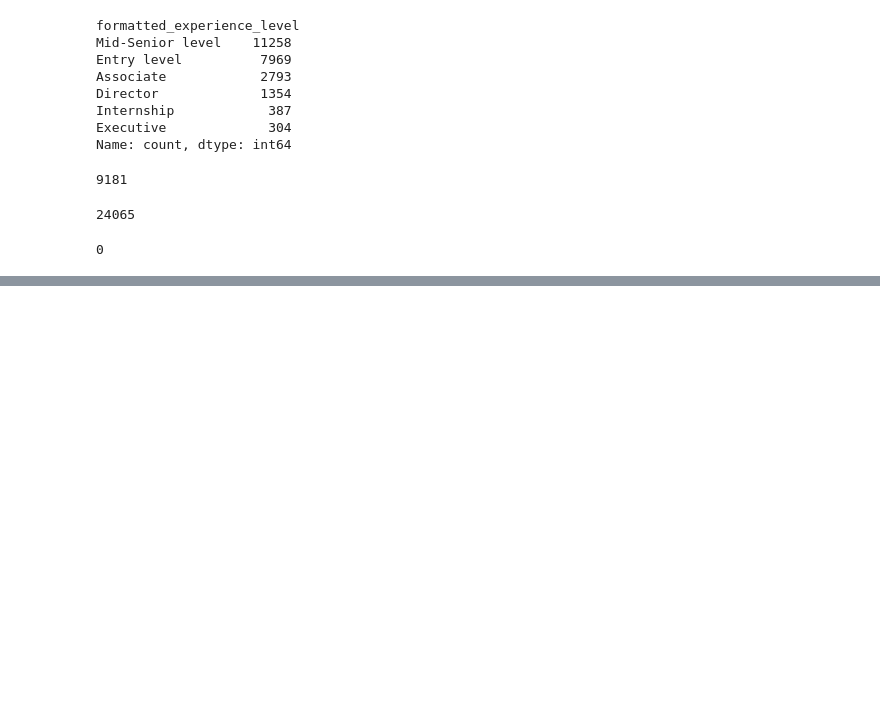
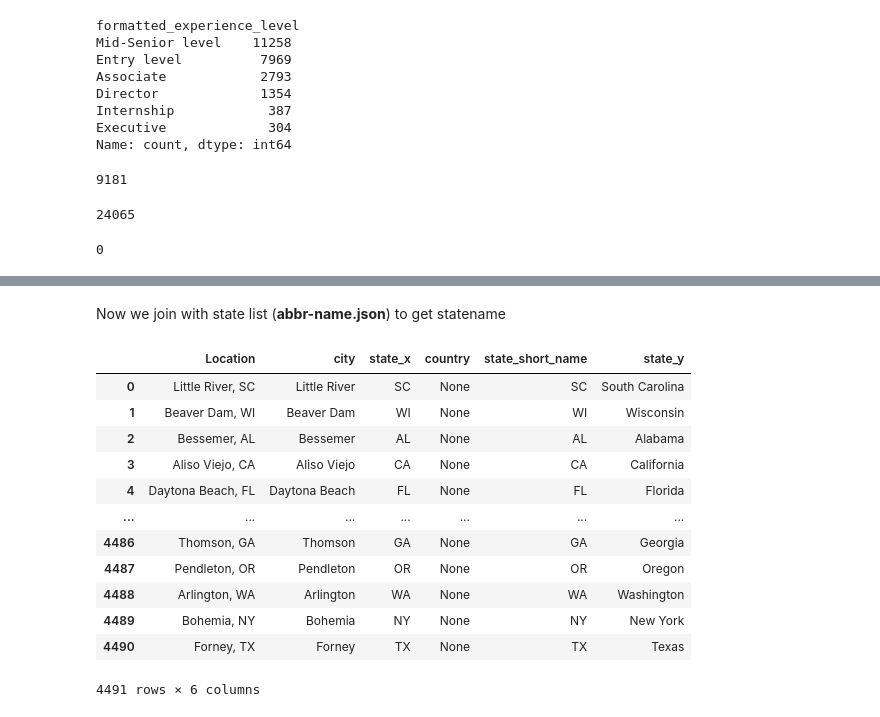
Before and after one commit to realanguyen96/Linkedln_dataset, a Jupyter notebook: LinkedIn_Jobs.ipynb, the cells around one changed output, grey strips where cells are left out. Cells and saved outputs as stored; diff of their text form; code cells hidden in the pictures; blank space fills up the shorter version.

```diff
--- a/LinkedIn_Jobs.ipynb
+++ b/LinkedIn_Jobs.ipynb
@@ -261,0 +283,19 @@ df_location
+# %% [markdown]
+Now we join with state list (__abbr-name.json__) to get statename
+# %%
+df_location_merge = pd.merge(df_location, df_states, left_on='state', right_on='state_short_name', how='left')
+df_location_merge
+# %% [output]
+|  | Location | city | state_x | country | state_short_name | state_y |
+| 0 | Little River, SC | Little River | SC | None | SC | South Carolina |
+| 1 | Beaver Dam, WI | Beaver Dam | WI | None | WI | Wisconsin |
+| 2 | Bessemer, AL | Bessemer | AL | None | AL | Alabama |
+| 3 | Aliso Viejo, CA | Aliso Viejo | CA | None | CA | California |
+| 4 | Daytona Beach, FL | Daytona Beach | FL | None | FL | Florida |
+| ... | ... | ... | ... | ... | ... | ... |
+| 4486 | Thomson, GA | Thomson | GA | None | GA | Georgia |
+| 4487 | Pendleton, OR | Pendleton | OR | None | OR | Oregon |
+| 4488 | Arlington, WA | Arlington | WA | None | WA | Washington |
+| 4489 | Bohemia, NY | Bohemia | NY | None | NY | New York |
+| 4490 | Forney, TX | Forney | TX | None | TX | Texas |
+4491 rows × 6 columns
```
Also changed, not shown: parts of 24 cells of this notebook.
